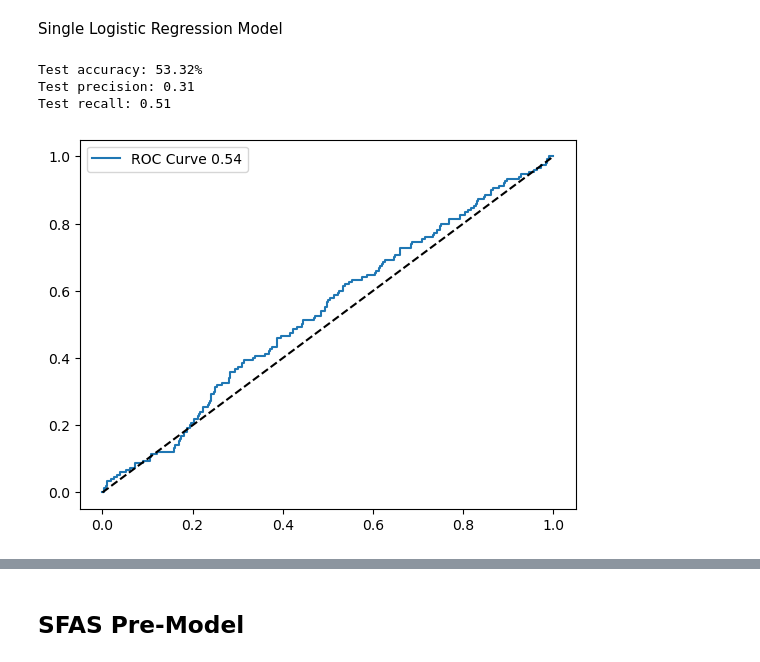
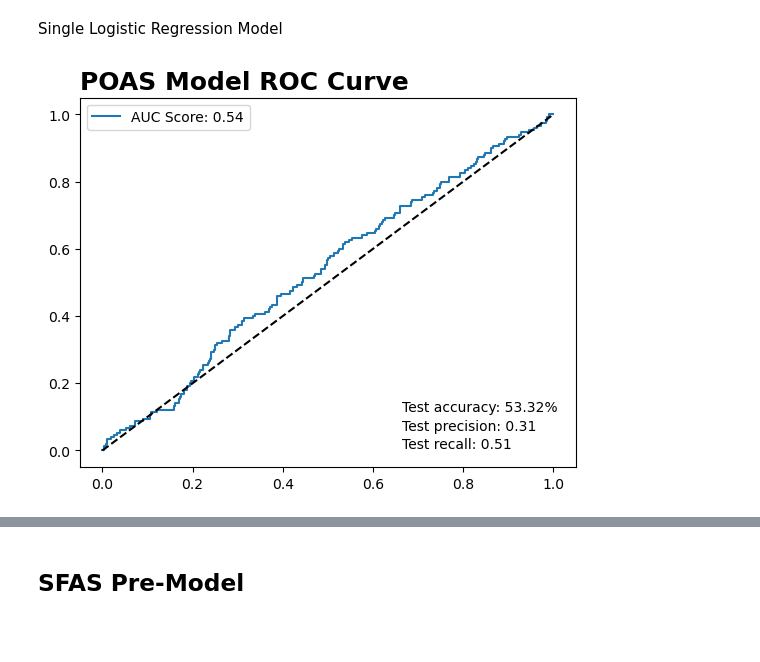
Before and after one commit to JaimeVRodriguez/psyop_selection_analysis, a Jupyter notebook: notebooks/eda.ipynb, the cells around one changed output, grey strips where cells are left out. Cells and saved outputs as stored; diff of their text form; code cells hidden in the pictures; blank space fills up the shorter version.

Commit message:
edit curve plots

```diff
--- a/notebooks/eda.ipynb
+++ b/notebooks/eda.ipynb
@@ -174,10 +163,7 @@ strong multicollinearity or other numerical problems.
 # %% [markdown]
 Single Logistic Regression Model
 # %%
-poas_single_model = models.regression_model(poas_split[0], poas_split[1], poas_split[2], poas_split[3])
+poas_single_model = models.regression_model(poas_split[0], poas_split[1], poas_split[2], poas_split[3], 'POAS Model ROC Curve', 'Simple Logistic Regression')
 # %% [output]
-Test accuracy: 53.32%
-Test precision: 0.31
-Test recall: 0.51
-[figure, old version]
+[figure, new version]
 # %%
```
Also changed, not shown: parts of 7 cells of this notebook, 10 other files.
